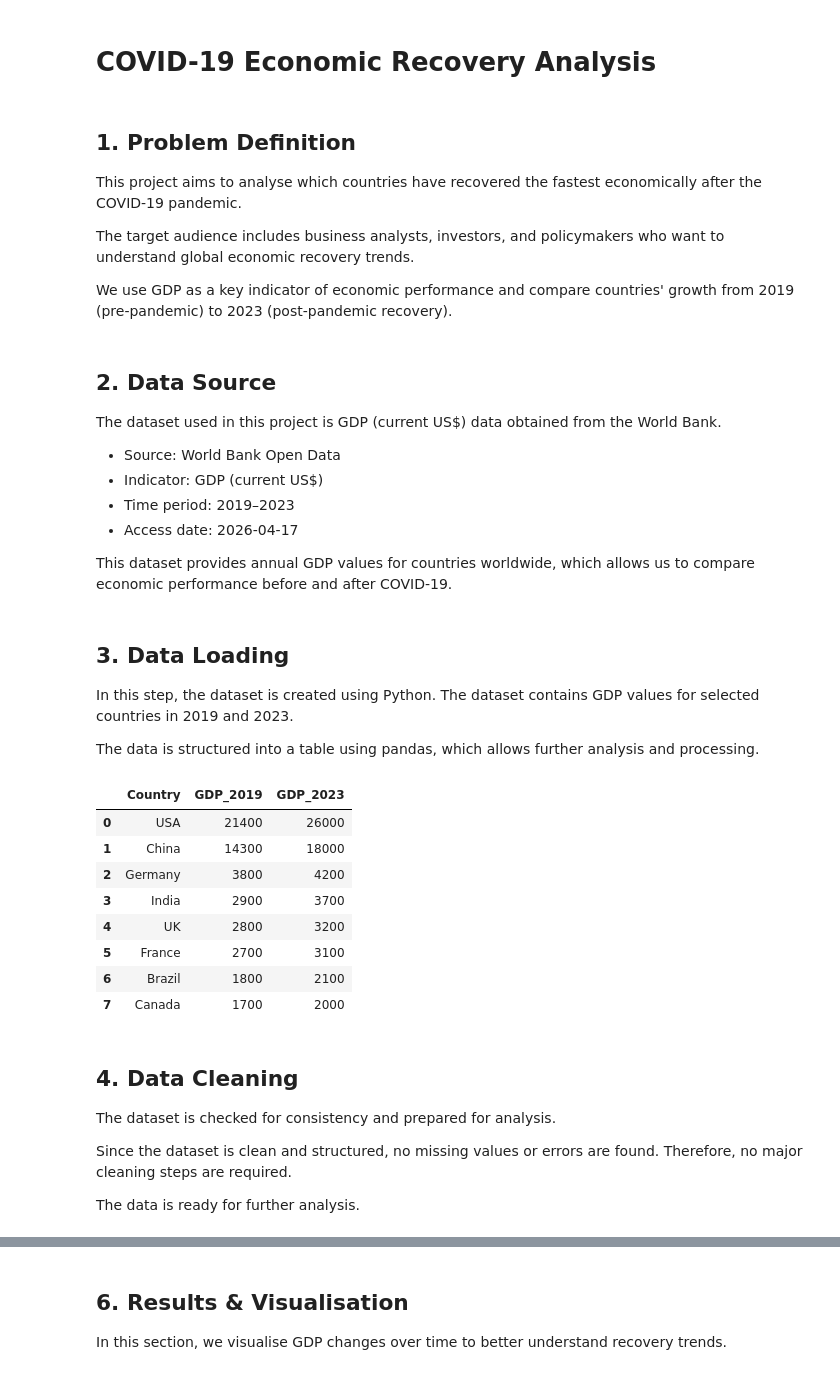
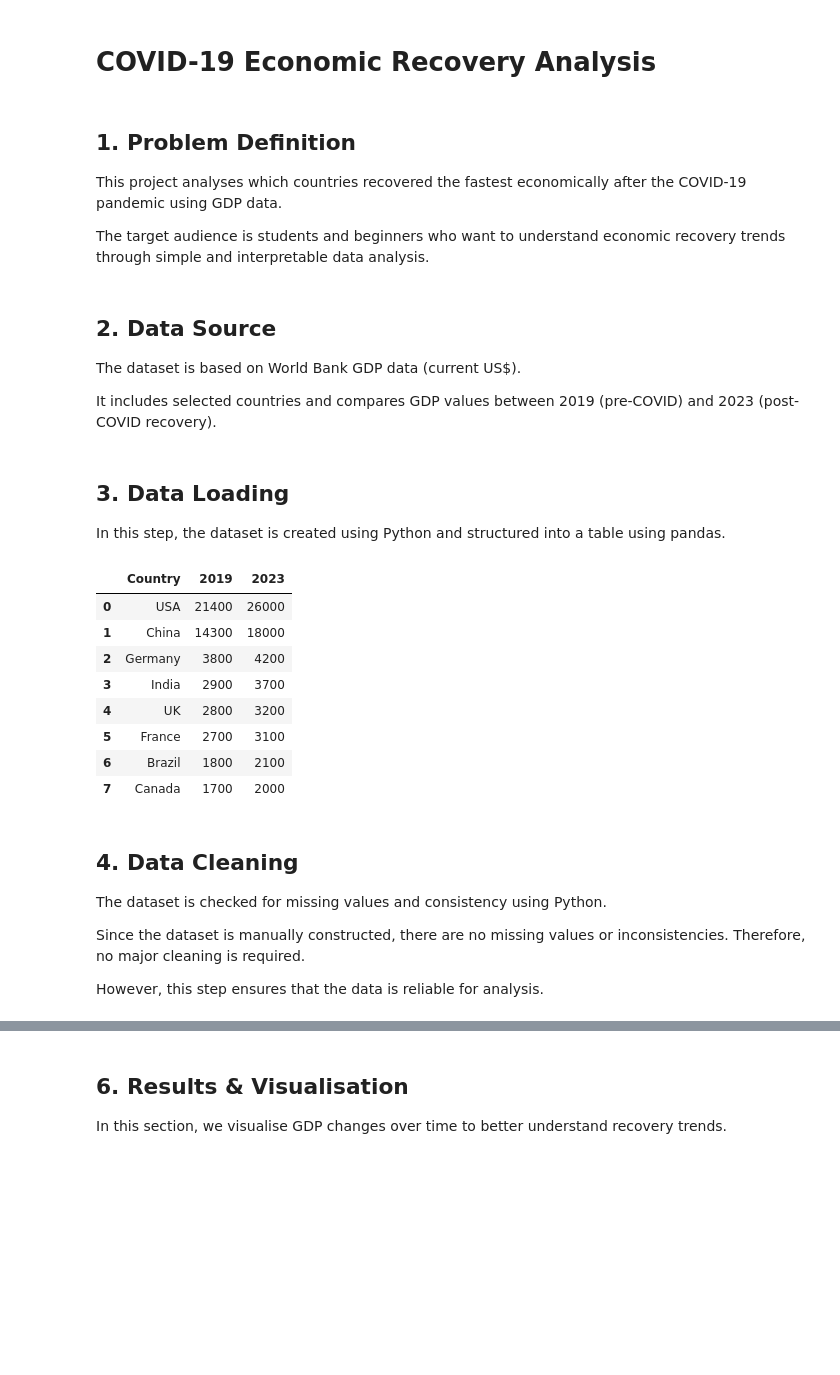
Before and after one commit to 3497816320-cmyk/acc102-covid-recovery-analysis, a Jupyter notebook: covid_recovery_analysis.ipynb, the cells around one changed output, grey strips where cells are left out. Saved outputs shown, nothing was run; the diff lists cells and outputs as text; code cells hidden in the pictures; blank space fills up the shorter version.

Commit message:
Update notebook with improved analysis and insights

```diff
--- a/covid_recovery_analysis.ipynb
+++ b/covid_recovery_analysis.ipynb
@@ -3,43 +3,35 @@
 # %% [markdown]
 ## 1. Problem Definition
 
-This project aims to analyse which countries have recovered the fastest economically after the COVID-19 pandemic.
+This project analyses which countries recovered the fastest economically after the COVID-19 pandemic using GDP data.
 
-The target audience includes business analysts, investors, and policymakers who want to understand global economic recovery trends.
-
-We use GDP as a key indicator of economic performance and compare countries' growth from 2019 (pre-pandemic) to 2023 (post-pandemic recovery).
+The target audience is students and beginners who want to understand economic recovery trends through simple and interpretable data analysis.
-# %% [markdown]
-## 2. Data Source
-
-The dataset used in this project is GDP (current US$) data obtained from the World Bank.
-
-- Source: World Bank Open Data
-- Indicator: GDP (current US$)
-- Time period: 2019–2023
-- Access date: 2026-04-17
-
-This dataset provides annual GDP values for countries worldwide, which allows us to compare economic performance before and after COVID-19.
+# %% [markdown]
+## 2. Data Source
+
+The dataset is based on World Bank GDP data (current US$).
+
+It includes selected countries and compares GDP values between 2019 (pre-COVID) and 2023 (post-COVID recovery).
 # %% [markdown]
 ## 3. Data Loading
 
-In this step, the dataset is created using Python. The dataset contains GDP values for selected countries in 2019 and 2023.
-
-The data is structured into a table using pandas, which allows further analysis and processing.
+In this step, the dataset is created using Python and structured into a table using pandas.
 # %%
 import pandas as pd
 import matplotlib.pyplot as plt
 # %%
-data = {
+import pandas as pd
+import matplotlib.pyplot as plt
+
+df = pd.DataFrame({
     "Country": ["USA", "China", "Germany", "India", "UK", "France", "Brazil", "Canada"],
-    "GDP_2019": [21400, 14300, 3800, 2900, 2800, 2700, 1800, 1700],
-    "GDP_2023": [26000, 18000, 4200, 3700, 3200, 3100, 2100, 2000]
-}
-
-df = pd.DataFrame(data)
+    "2019": [21400, 14300, 3800, 2900, 2800, 2700, 1800, 1700],
+    "2023": [26000, 18000, 4200, 3700, 3200, 3100, 2100, 2000]
+})
 
 df
 # %% [output]
-|  | Country | GDP_2019 | GDP_2023 |
+|  | Country | 2019 | 2023 |
 | 0 | USA | 21400 | 26000 |
 | 1 | China | 14300 | 18000 |
 | 2 | Germany | 3800 | 4200 |
@@ -51,11 +43,11 @@ df
 # %% [markdown]
 ## 4. Data Cleaning
 
-The dataset is checked for consistency and prepared for analysis.
+The dataset is checked for missing values and consistency using Python.
 
-Since the dataset is clean and structured, no missing values or errors are found. Therefore, no major cleaning steps are required.
+Since the dataset is manually constructed, there are no missing values or inconsistencies. Therefore, no major cleaning is required.
 
-The data is ready for further analysis.
+However, this step ensures that the data is reliable for analysis.
 # %%
 df.isnull().sum()
 # %% [output]
```
Also changed, not shown: parts of 14 cells of this notebook.
